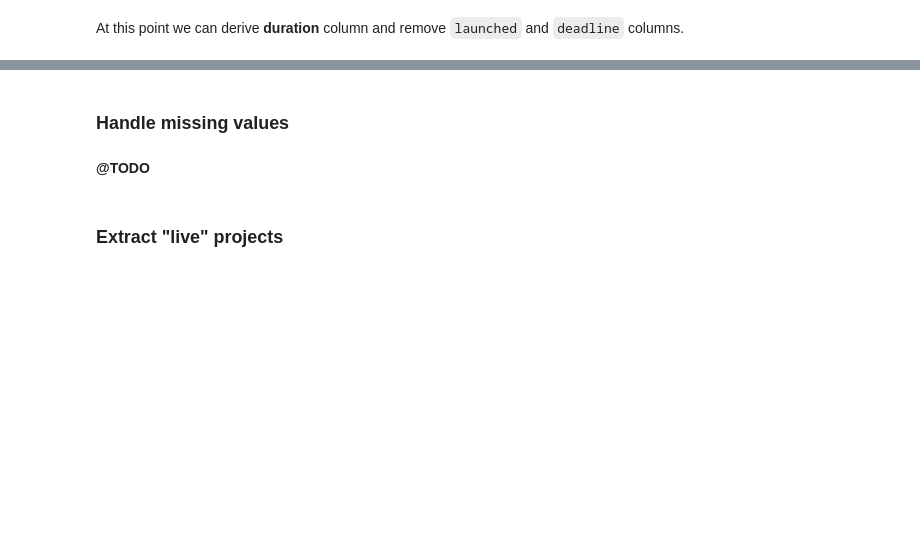
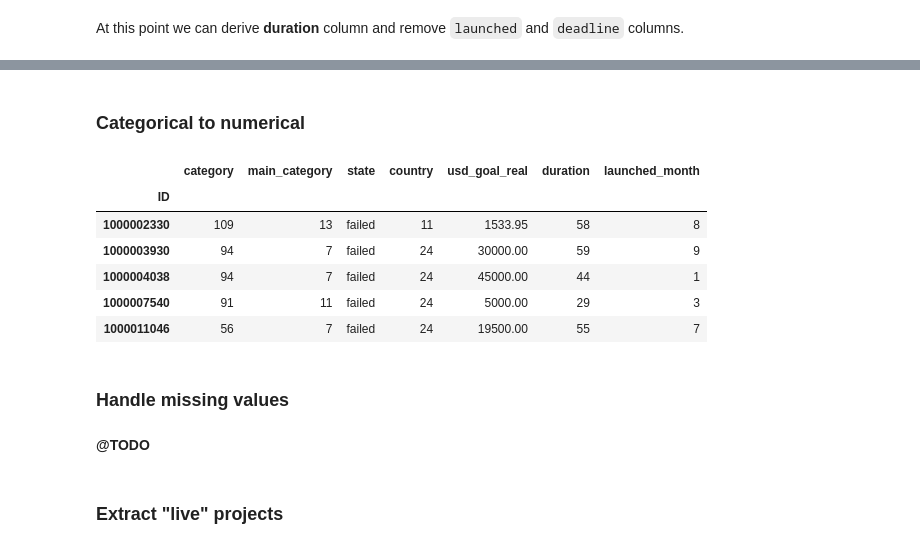
Before and after one commit to dmitrijt9/kickstarter-projects-classification, a Jupyter notebook: notebook.ipynb, the cells around one changed output, grey strips where cells are left out. Saved outputs shown, nothing was run; the diff lists cells and outputs as text; code cells hidden in the pictures; blank space fills up the shorter version.

```diff
--- a/notebook.ipynb
+++ b/notebook.ipynb
@@ -225,3 +253,39 @@ ksp.head()
+# %%
+# remove launched and deadline columns
+ksp_pre = ksp_pre.drop(['launched', 'deadline'], axis=1)
+# %% [markdown]
+### Categorical to numerical
+# %%
+# here we will save all dictionaries so we can use it later (two way mapping)
+replace_dictionary = {}
+
+# set columns we want to convert from string categories to numerical categories
+columns_to_replace = ['country', 'main_category', 'category']
+
+# help function for converting
+def replace_categorical_to_num(column):
+    # store category names to a list
+    labels = ksp_pre[column].astype('category').cat.categories.tolist()
+    # make mapping using dictionary comprehensions ({category: unique number})
+    replace_map_comp = {column : {k: v for k,v in zip(labels,list(range(1,len(labels)+1)))}}
+    # just save category dictionary for further usage
+    replace_dictionary[column] = replace_map_comp[column]
+    # use mapping function to replace categories for unique numbers
+    ksp_pre.replace(replace_map_comp, inplace=True)
+
+# iterate through columns and call help function
+for c in columns_to_replace:
+    replace_categorical_to_num(c)
+
+ksp_pre.head()
+# %% [output]
+|  | category | main_category | state | country | usd_goal_real | duration | launched_month |
+| ID |  |  |  |  |  |  |  |
+| 1000002330 | 109 | 13 | failed | 11 | 1533.95 | 58 | 8 |
+| 1000003930 | 94 | 7 | failed | 24 | 30000.00 | 59 | 9 |
+| 1000004038 | 94 | 7 | failed | 24 | 45000.00 | 44 | 1 |
+| 1000007540 | 91 | 11 | failed | 24 | 5000.00 | 29 | 3 |
+| 1000011046 | 56 | 7 | failed | 24 | 19500.00 | 55 | 7 |
 # %% [markdown]
 ### Handle missing values
 # %% [markdown]
```
Also changed, not shown: parts of 17 cells of this notebook.
